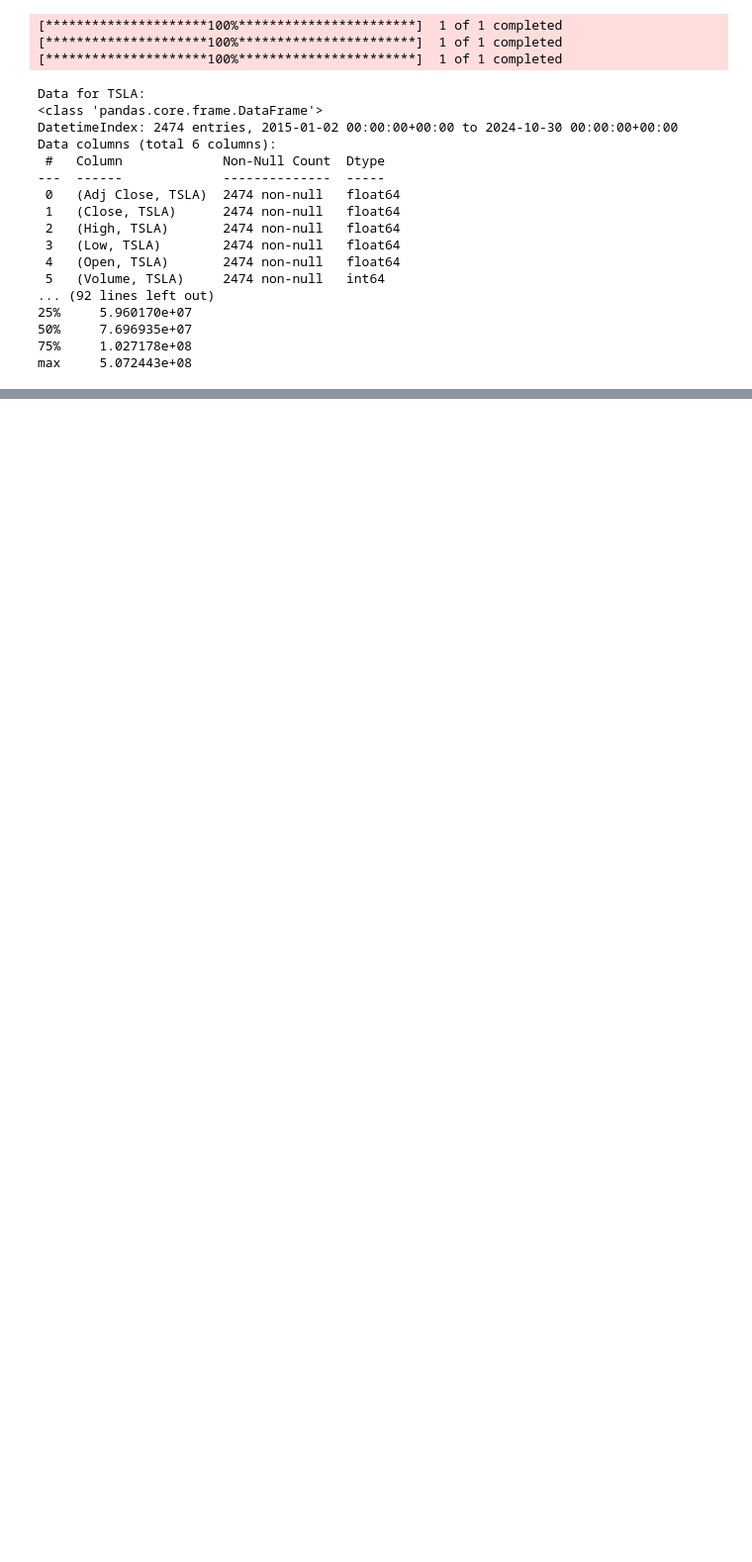
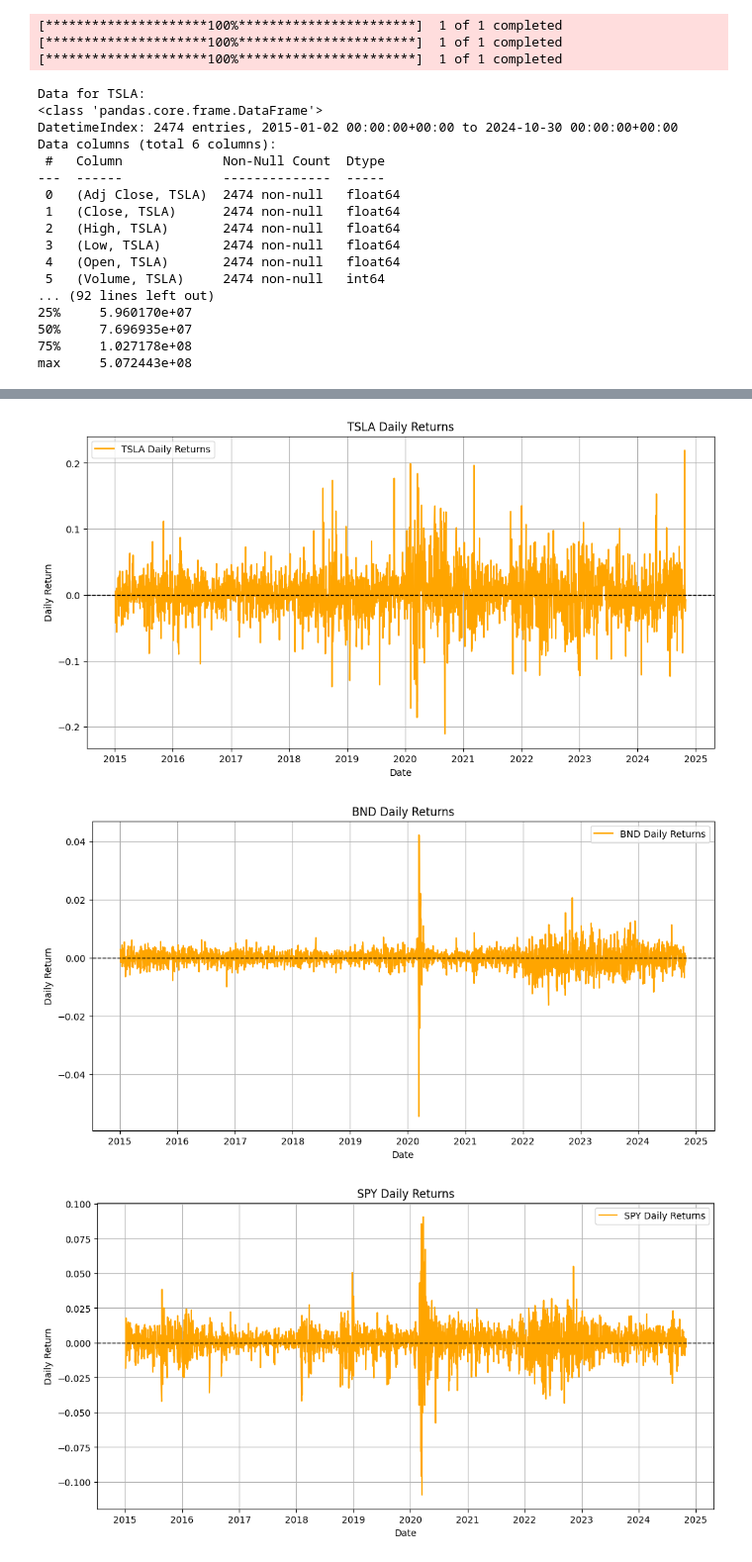
Before and after one commit to medhanittes/GMF_Investments, a Jupyter notebook: notebook/data_processing.ipynb, the cells around one changed output, grey strips where cells are left out. Shown at 99% size. Saved outputs shown, nothing was run; the diff lists cells and outputs as text; code cells hidden in the pictures; blank space fills up the shorter version.

```diff
--- a/notebook/data_processing.ipynb
+++ b/notebook/data_processing.ipynb
@@ -62,0 +66,16 @@ NameError: name 'plt' is not defined
+# %%
+for ticker in tickers:
+    data[ticker]['Daily Return'] = data[ticker]['Adj Close'].pct_change()
+    plt.figure(figsize=(12, 6))
+    plt.plot(data[ticker]['Daily Return'], label=f'{ticker} Daily Returns', color='orange')
+    plt.title(f'{ticker} Daily Returns')
+    plt.xlabel('Date')
+    plt.ylabel('Daily Return')
+    plt.axhline(0, color='black', lw=1, ls='--')
+    plt.legend()
+    plt.grid()
+    plt.show()
+# %% [output]
+[figure, added]
+[figure, added]
+[figure, added]
```
Also changed, not shown: parts of 6 cells of this notebook.
